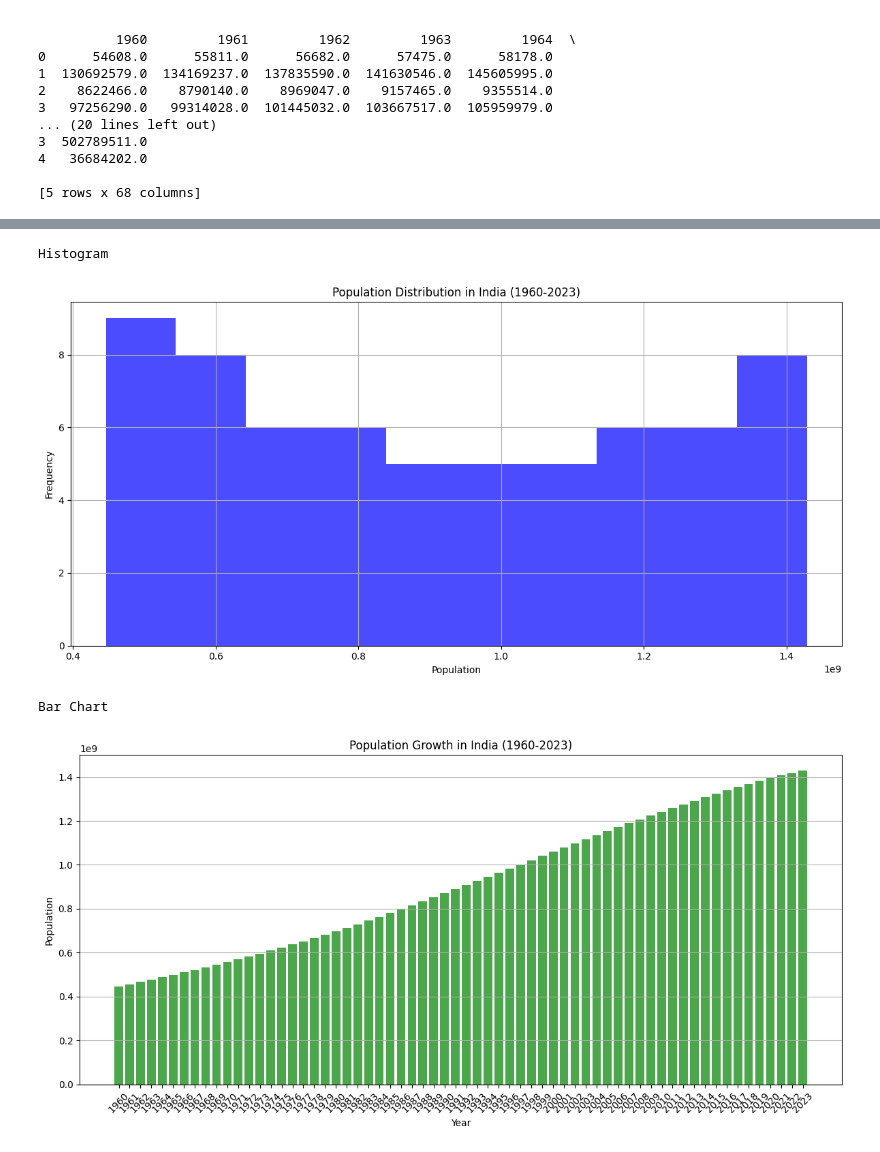
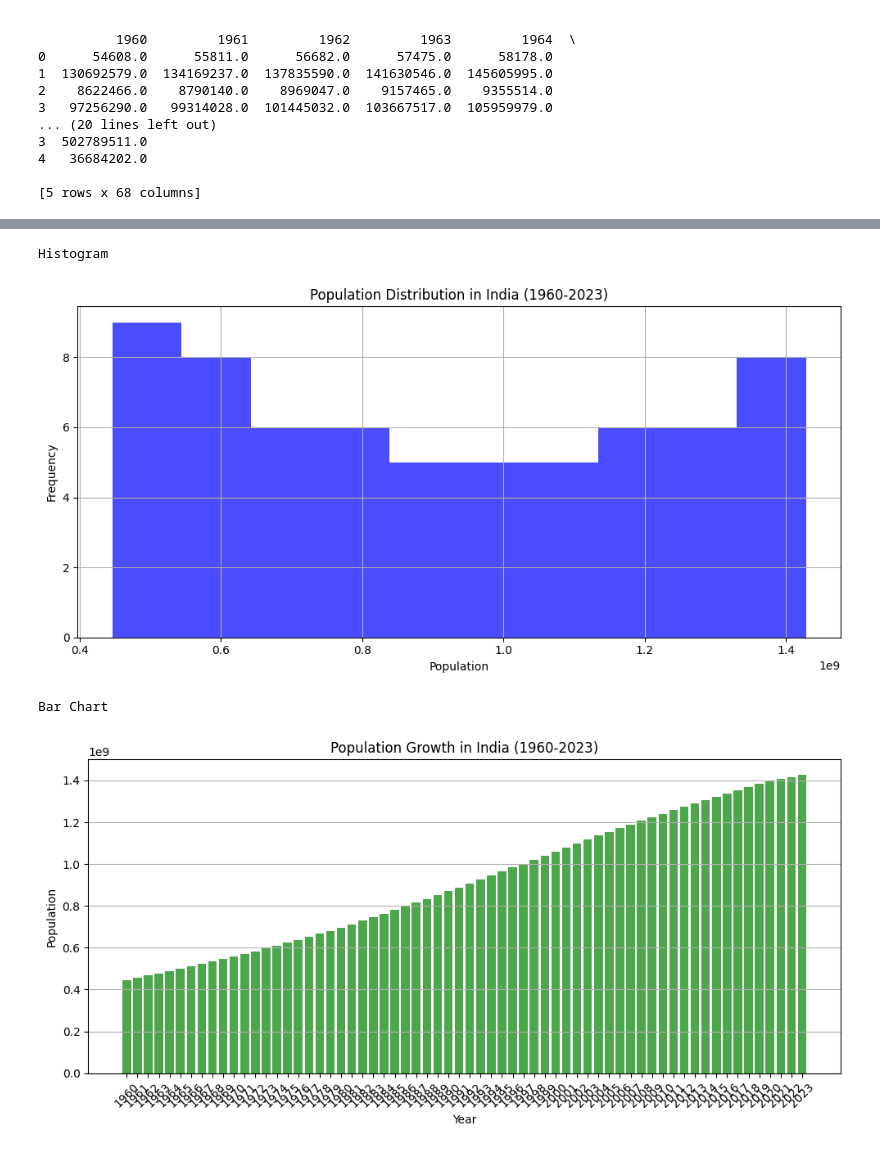
Before and after one commit to KamalKumarMachireddy/SCT_DS_1, a Jupyter notebook: Task_01.ipynb, the cells around one changed output, grey strips where cells are left out. Cells and saved outputs as stored; diff of their text form; code cells hidden in the pictures.

```diff
--- a/Task_01.ipynb
+++ b/Task_01.ipynb
@@ -43,6 +43,6 @@ plt.show()
 # %%
 # histogram
-plt.figure(figsize=(12, 6))
+plt.figure(figsize=(10, 5))
 plt.hist(population_data, bins=10, color='blue', alpha=0.7)
 plt.title(f'Population Distribution in {country_name} (1960-2023)')
 plt.xlabel('Population')
@@ -53,19 +53,19 @@ print('Histogram')
 plt.show()
 # %% [output]
 Histogram
-[figure, old version]
+[figure, new version]
 # %%
 # bar chart
-plt.figure(figsize=(12, 6))
+plt.figure(figsize=(10, 5))
 plt.bar(years, population_data, color='green', alpha=0.7)
 plt.title(f'Population Growth in {country_name} (1960-2023)')
 plt.xlabel('Year')
 plt.ylabel('Population')
 plt.xticks(rotation=45)
 plt.grid(axis='y')
 plt.tight_layout()
 print('Bar Chart')
 plt.show()
 # %% [output]
 Bar Chart
-[figure, old version]
+[figure, new version]
```
Also changed, not shown: parts of 1 cell of this notebook.
